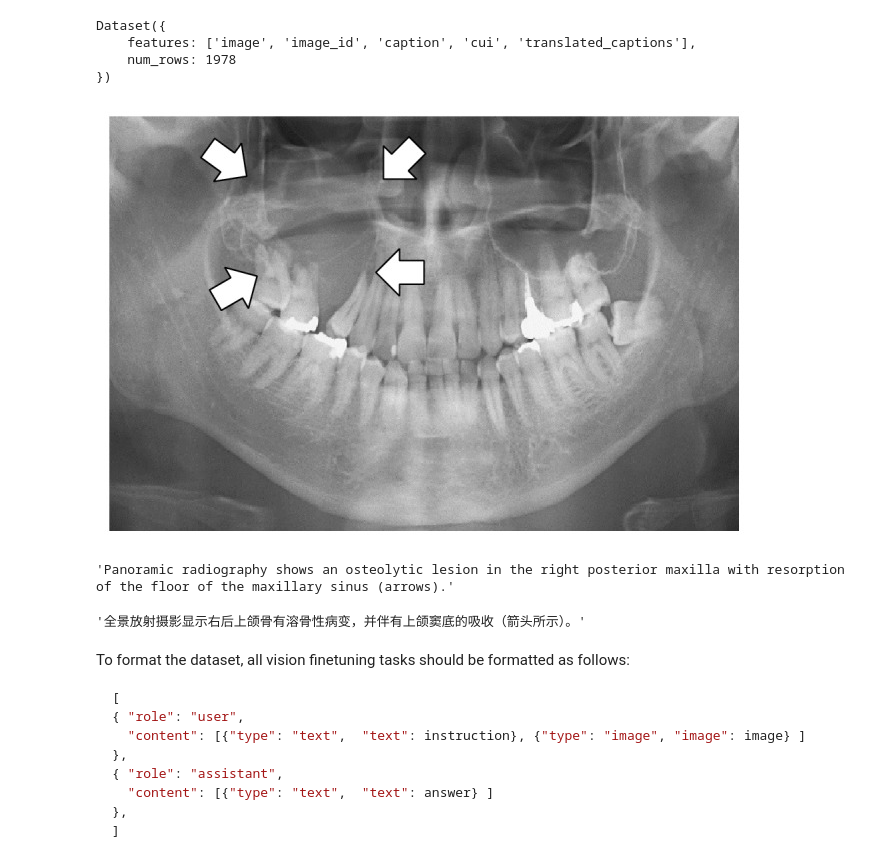
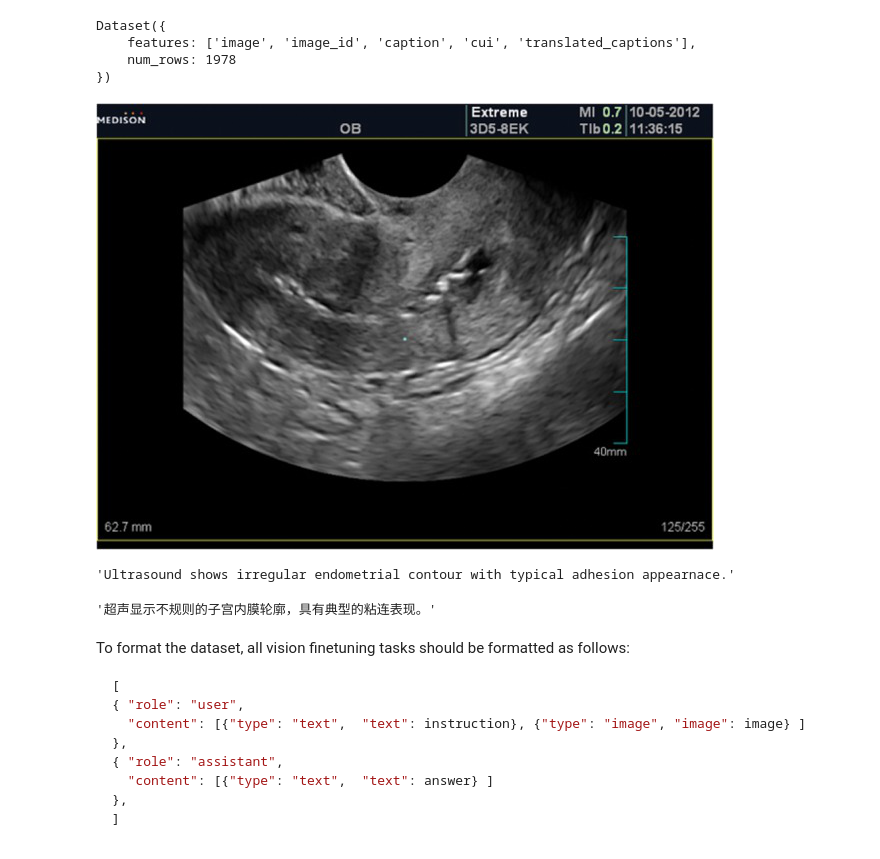
Before and after one commit to NBdadasama/fine-tune, a Jupyter notebook: llama3_2__11b_vision.ipynb, the cells around one changed output. Saved outputs shown, nothing was run; the diff lists cells and outputs as text; code cells hidden in the pictures.

```diff
--- a/llama3_2__11b_vision.ipynb
+++ b/llama3_2__11b_vision.ipynb
@@ -109,17 +109,17 @@ Dataset({
     num_rows: 1978
 })
 # %%
-dataset[0]["image"]
+dataset[10]["image"]
 # %% [output]
-[figure, old version]
+[figure, new version]
 # %%
-dataset[0]["caption"]
+dataset[10]["caption"]
 # %% [output]
-'Panoramic radiography shows an osteolytic lesion in the right posterior maxilla with resorption of the floor of the maxillary sinus (arrows).'
+'Ultrasound shows irregular endometrial contour with typical adhesion appearnace.'
 # %%
-dataset[0]["translated_captions"]
+dataset[10]["translated_captions"]
 # %% [output]
-'全景放射摄影显示右后上颌骨有溶骨性病变，并伴有上颌窦底的吸收（箭头所示）。'
+'超声显示不规则的子宫内膜轮廓，具有典型的粘连表现。'
 # %% [markdown]
 To format the dataset, all vision finetuning tasks should be formatted as follows:
 
```
Also changed, not shown: parts of 1 cell of this notebook.
